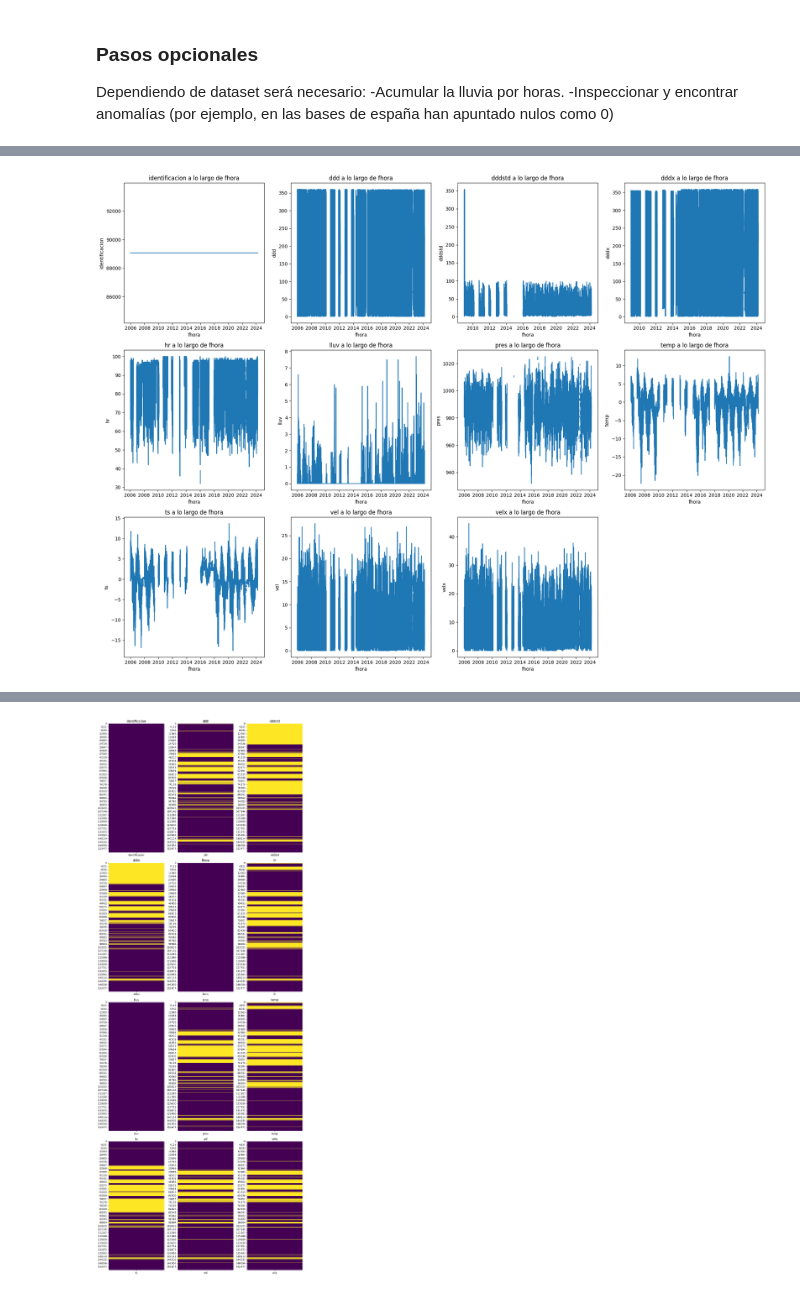
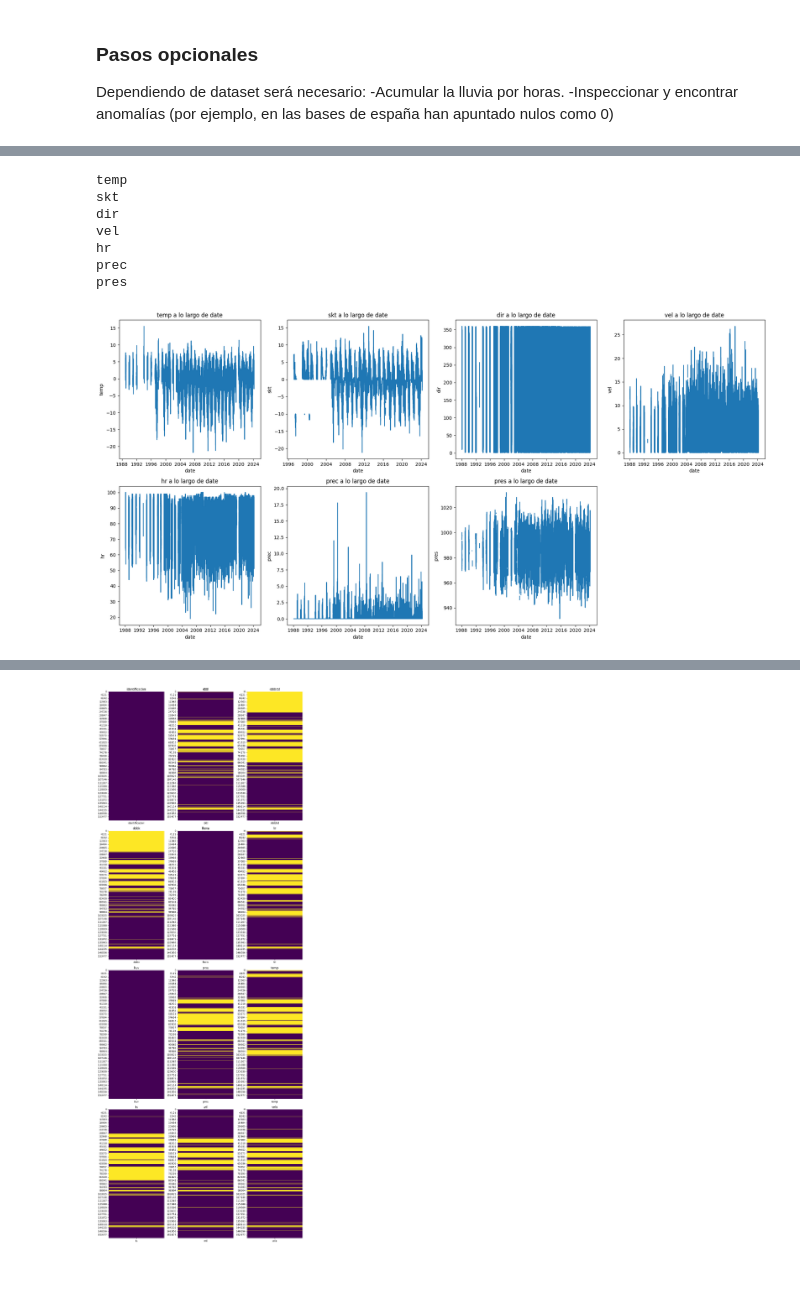
Before and after one commit to fjzamora93/AemetAntartida, a Jupyter notebook: 2.process_hora_punto.ipynb, the cells around one changed output, grey strips where cells are left out. Drawn from its saved outputs; the diff is of its cells as text; code cells hidden in the pictures.

```diff
--- a/2.process_hora_punto.ipynb
+++ b/2.process_hora_punto.ipynb
@@ -35,9 +90,10 @@ fig, axes = plt.subplots(nrows=num_rows, ncols=4, figsize=(20, 5 * num_rows))  #
 axes = axes.flatten()
 
 # Iterar sobre las columnas (excluyendo 'fhora') y generar gráficos
-for ax, col in zip(axes, df_copy.columns.drop('fhora')):
-    ax.plot(df_copy['fhora'], df_copy[col])
-    ax.set_xlabel('fhora')
+for ax, col in zip(axes, df_copy.columns.drop('date')):
+    print(col)
+    ax.plot(df_copy['date'], df_copy[col])
+    ax.set_xlabel('date')
     ax.set_ylabel(col)
     ax.set_title(f'{col} a lo largo de fhora')
 
@@ -66,5 +120,5 @@ df_copy.tail()
 # %%
-df_horapunto = df_copy[df_copy[date_time].dt.minute == 0]
+df_horapunto = df_copy[df_copy['date'].dt.minute == 0]
 df_horapunto = df_horapunto.reset_index(drop=True)
 df_horapunto.head(10)
 # %% [output]
@@ -90,21 +144,19 @@ Dependiendo de dataset será necesario:
 #! RESAMPLE de los valores de ddd,dddstd, dddx y hr.
 
 df_horapunto['hr'] = df_horapunto['hr'].replace(0, np.nan)
-df_horapunto['ddd'] = df_horapunto['ddd'].replace(0, np.nan)
-df_horapunto['dddx'] = df_horapunto['dddx'].replace(0, np.nan)
-df_horapunto['dddstd'] = df_horapunto['dddstd'].replace(0, np.nan)
+df_horapunto['dir'] = df_horapunto['dir'].replace(0, np.nan)
 # %%
 
 #! SUMA DE LA LLUVIA
 
 df_resampled_sum = df.copy()
-if df_resampled_sum['fhora'].dtype != 'datetime64[ns]':
-    df_resampled_sum['fhora'] = pd.to_datetime(df_resampled_sum['fhora'])
+if df_resampled_sum['date'].dtype != 'datetime64[ns]':
+    df_resampled_sum['date'] = pd.to_datetime(df_resampled_sum['date'])
 
-df_resampled_sum.set_index('fhora', inplace=True)
-df_resampled_sum = df_resampled_sum.resample('H').sum()
+df_resampled_sum.set_index('date', inplace=True)
+df_resampled_sum = df_resampled_sum.resample('H').sum(min_count=1)
 df_resampled_sum.reset_index(inplace=True)
 
 df_resampled_sum.head(10)
 
-df_horapunto['lluv'] = df_resampled_sum['lluv']
+df_horapunto['prec'] = df_resampled_sum['prec']
@@ -111,30 +181,38 @@ df_horapunto['lluv'] = df_resampled_sum['lluv']
 # %%
 
 
 
 num_cols = len(df_horapunto.columns) - 1  # Restamos 1 para excluir la columna 'fhora'
 num_rows = math.ceil(num_cols / 4)  # Redondea hacia arriba para obtener el número de filas necesarias
 
 fig, axes = plt.subplots(nrows=num_rows, ncols=4, figsize=(20, 5 * num_rows))  # Ajusta el tamaño de la figura según el número de filas
 
 # Aplanar el array de ejes para poder iterar sobre él
 axes = axes.flatten()
 
 # Iterar sobre las columnas (excluyendo 'fhora') y generar gráficos
-for ax, col in zip(axes, df_horapunto.columns.drop('fhora')):
-    ax.plot(df_horapunto['fhora'], df_horapunto[col])
-    ax.set_xlabel('fhora')
+for ax, col in zip(axes, df_horapunto.columns.drop('date')):
+    print(col)
+    ax.plot(df_horapunto['date'], df_horapunto[col])
+    ax.set_xlabel('date')
     ax.set_ylabel(col)
-    ax.set_title(f'{col} a lo largo de fhora')
+    ax.set_title(f'{col} a lo largo de date')
 
 # Eliminar los ejes sobrantes si el número de columnas no es múltiplo de 4
 if num_cols % 4:
     for ax in axes[num_cols:]:
         ax.remove()
 
 plt.tight_layout()
 
 plt.savefig('figure_2.png')
 plt.show()
 # %% [output]
+temp
+skt
+dir
+vel
+hr
+prec
+pres
-[figure, old version]
+[figure, new version]
```
Also changed, not shown: parts of 11 cells of this notebook, 18 other files.
